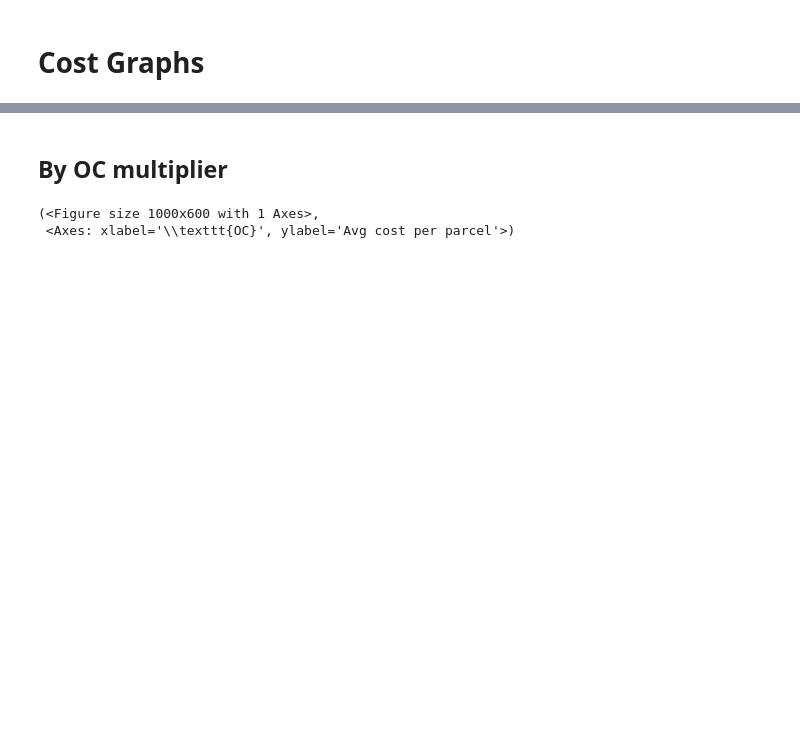
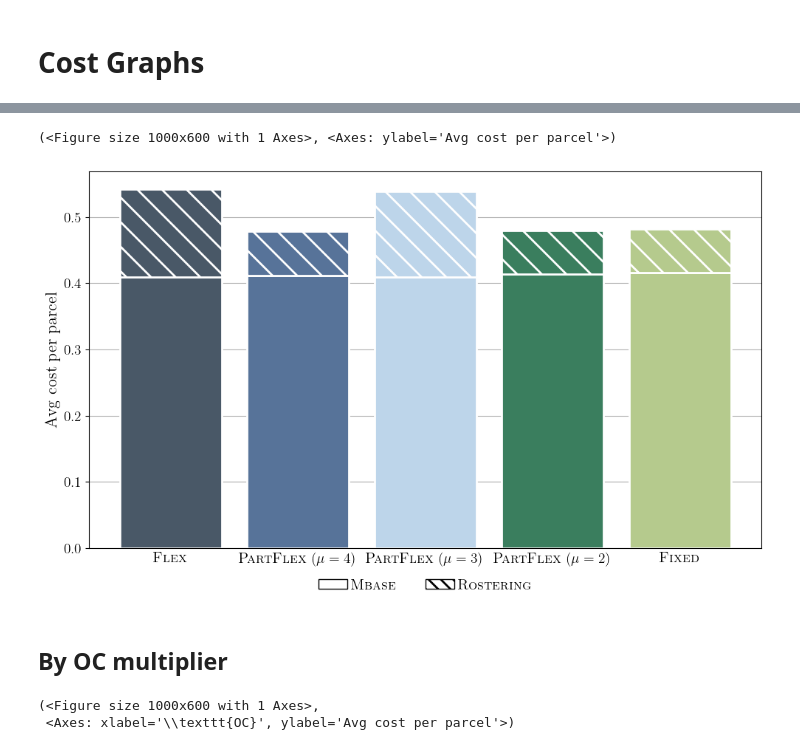
Before and after one commit to carlosperez1997/lmd-sizing-scheduling, a Jupyter notebook: code_team/rostering jonny/cost_graphs.ipynb, the cells around one changed output, grey strips where cells are left out. Saved outputs shown, nothing was run; the diff lists cells and outputs as text; code cells hidden in the pictures; blank space fills up the shorter version.

```diff
--- a/code_team/rostering jonny/cost_graphs.ipynb
+++ b/code_team/rostering jonny/cost_graphs.ipynb
@@ -108,0 +181,7 @@ results_df
+# %%
+# Calculate averages
+cost_df_by_model = results_df[['model', 'baseline_cost_per_package', 'difference_cost_per_package']]
+cost_df_by_model = cost_df_by_model.copy()
+cost_df_by_model = cost_df_by_model.groupby(['model']).mean()
+cost_df_by_model = cost_df_by_model.reset_index()
+cost_df_by_model
@@ -109,3 +266,8 @@ results_df
+# %%
+plot_cost_overview()
+# %% [output]
+(<Figure size 1000x600 with 1 Axes>, <Axes: ylabel='Avg cost per parcel'>)
+[figure, added]
 # %% [markdown]
 ## By OC multiplier
 # %%
```
Also changed, not shown: parts of 10 cells of this notebook, 11 other files.
